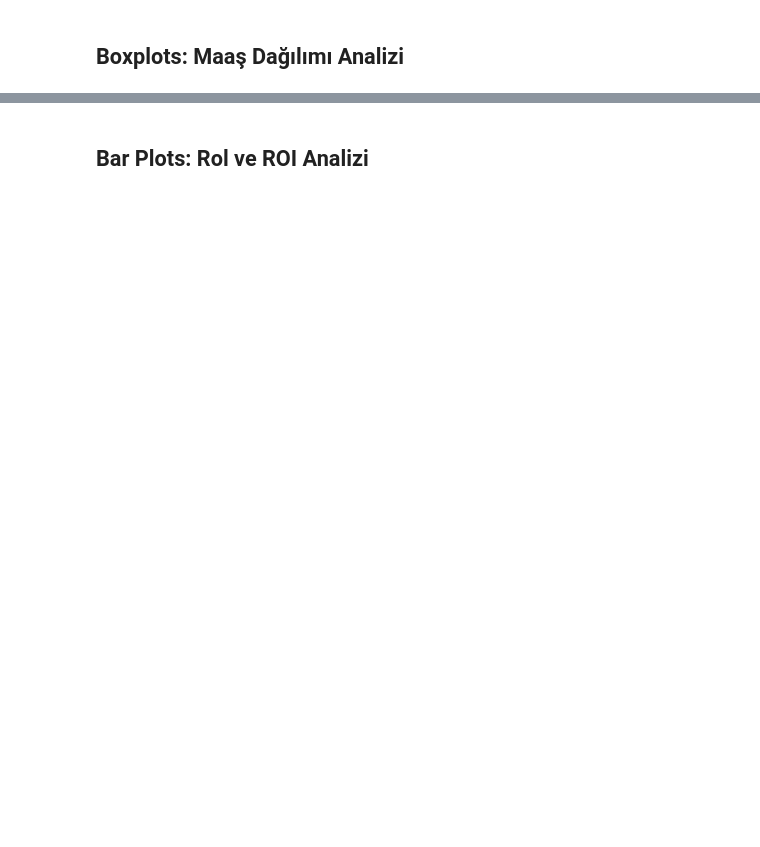
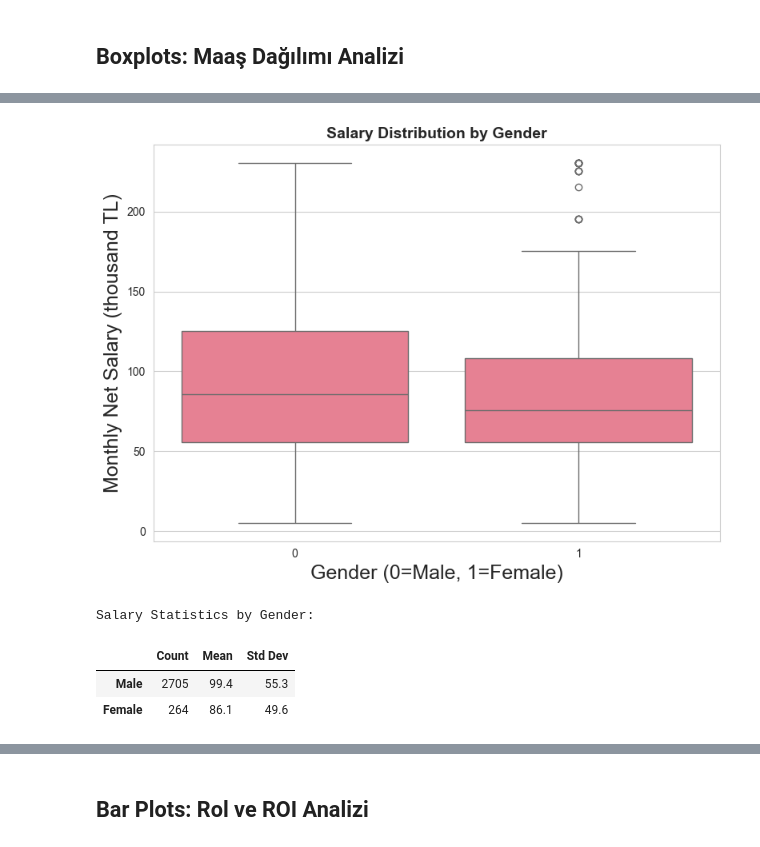
Before and after one commit to erdemgunal/maas-anketi-analiz, a Jupyter notebook: notebooks/02_core_visualizations.ipynb, the cells around one changed output, grey strips where cells are left out. Saved outputs shown, nothing was run; the diff lists cells and outputs as text; code cells hidden in the pictures; blank space fills up the shorter version.

```diff
--- a/notebooks/02_core_visualizations.ipynb
+++ b/notebooks/02_core_visualizations.ipynb
@@ -158,20 +195,26 @@ if loc_series:
 # %%
 # Gender vs Salary Boxplot
 plt.figure(figsize=(8, 6))
 sns.boxplot(data=df, x='gender', y='salary_numeric')
 plt.title('Salary Distribution by Gender', fontsize=14, fontweight='bold')
-plt.xlabel('Gender (0=Male, 1=Female)', fontsize=12)
-plt.ylabel('Monthly Net Salary (thousand TL)', fontsize=12)
+plt.xlabel('Gender (0=Male, 1=Female)', fontsize=18)
+plt.ylabel('Monthly Net Salary (thousand TL)', fontsize=18)
 plt.tight_layout()
 plt.savefig(os.path.join(FIG_DIR, 'boxplot_gender.png'), dpi=300, bbox_inches='tight')
 plt.show()
 
 # Display summary statistics
 gender_stats = df.groupby('gender')['salary_numeric'].agg(['count', 'mean', 'std']).round(1)
 gender_stats.columns = ['Count', 'Mean', 'Std Dev']
 gender_stats.index = ['Male', 'Female']
 print("Salary Statistics by Gender:")
 display(gender_stats)
+# %% [output]
+[figure, added]
+Salary Statistics by Gender:
+|  | Count | Mean | Std Dev |
+| Male | 2705 | 99.4 | 55.3 |
+| Female | 264 | 86.1 | 49.6 |
 # %%
 # Employment Type vs Salary Boxplot
 employment_label_map = {
```
Also changed, not shown: parts of 12 cells of this notebook, 23 other files.
